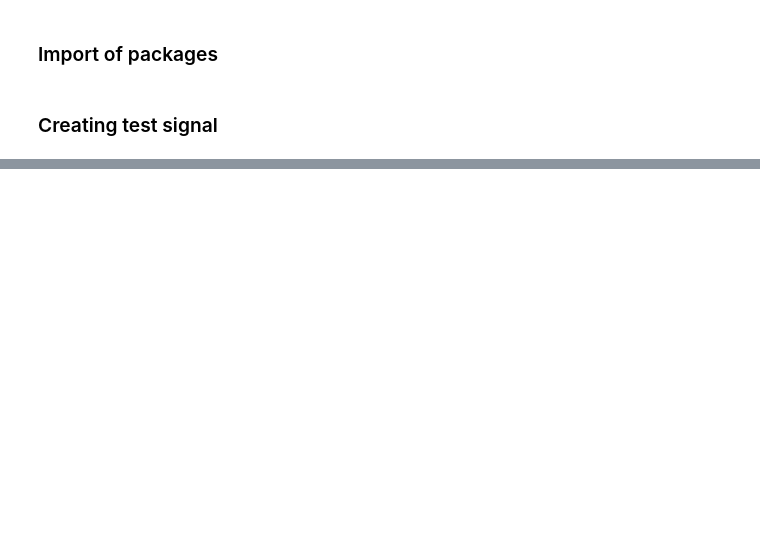
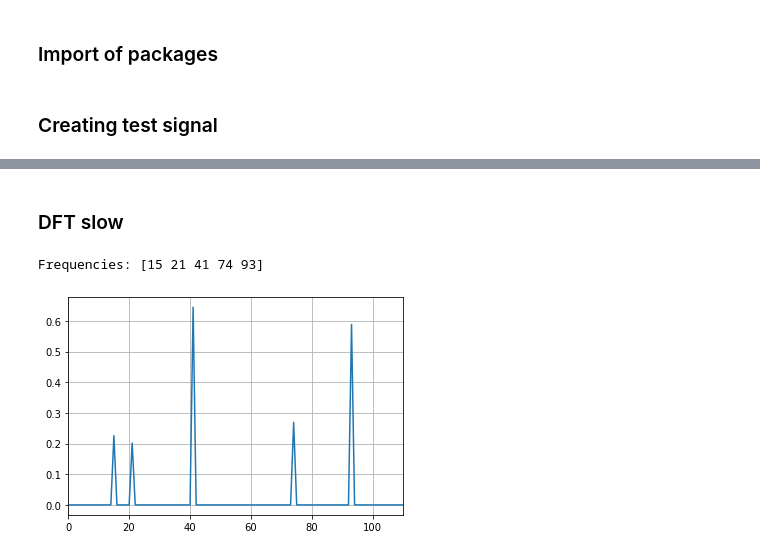
Before and after one commit to LukaszSzarecki/audio_python, a Jupyter notebook: jupyters/fft_spectrums.ipynb, the cells around one changed output, grey strips where cells are left out. Drawn from its saved outputs; the diff is of its cells as text; code cells hidden in the pictures; blank space fills up the shorter version.

```diff
--- a/jupyters/fft_spectrums.ipynb
+++ b/jupyters/fft_spectrums.ipynb
@@ -41,0 +46,24 @@ Frequencies: [57 39]
+# %%
+def show_spectrum_plot(sig):
+    N = len(sig)
+    T = 1/N
+    xf = np.linspace(0 , 1.0/(2.0*T), N//2)
+    yf = sig
+    fig, ax = plt.subplots()
+    yf = yf * 2/N
+    yf = np.abs(yf[:N//2])
+    ax.plot(xf, yf)
+    plt.grid()
+    plt.xlim(0, 110)
+    plt.show()
+# %% [markdown]
+### DFT slow
+# %%
+from algorithms.dft_slow import dft_slow
+y_dft = dft_slow(sig1.y)
+
+print(f'Frequencies: {np.sort(sig1.freqs)}')
+show_spectrum_plot(y_dft)
+# %% [output]
+Frequencies: [15 21 41 74 93]
+[figure, added]
```
Also changed, not shown: parts of 4 cells of this notebook, 6 other files.
